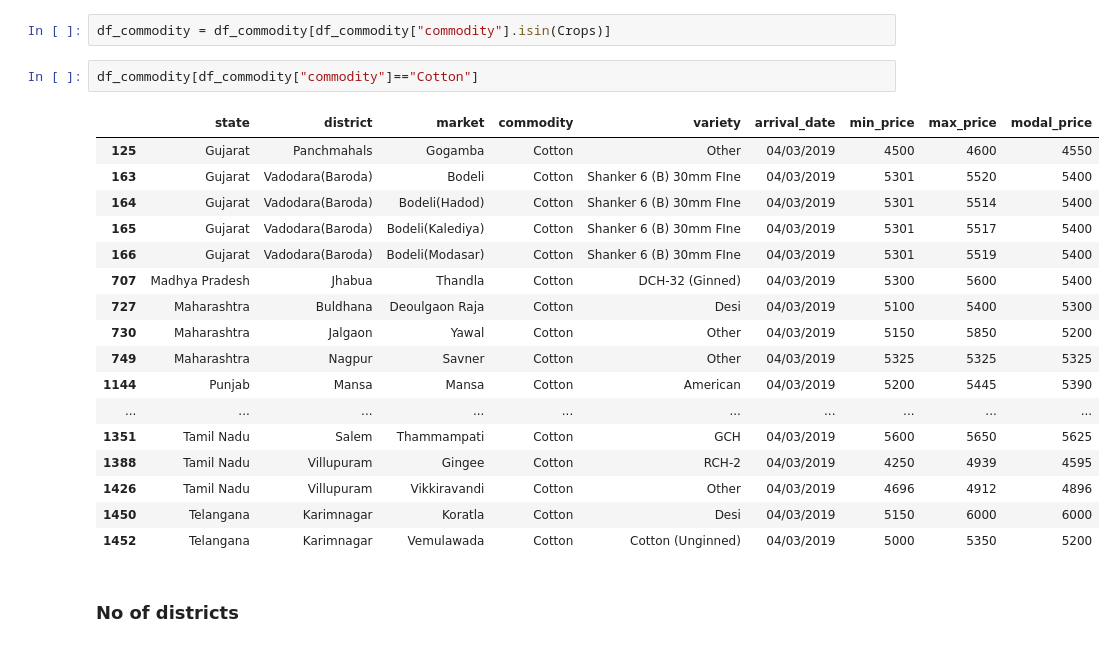
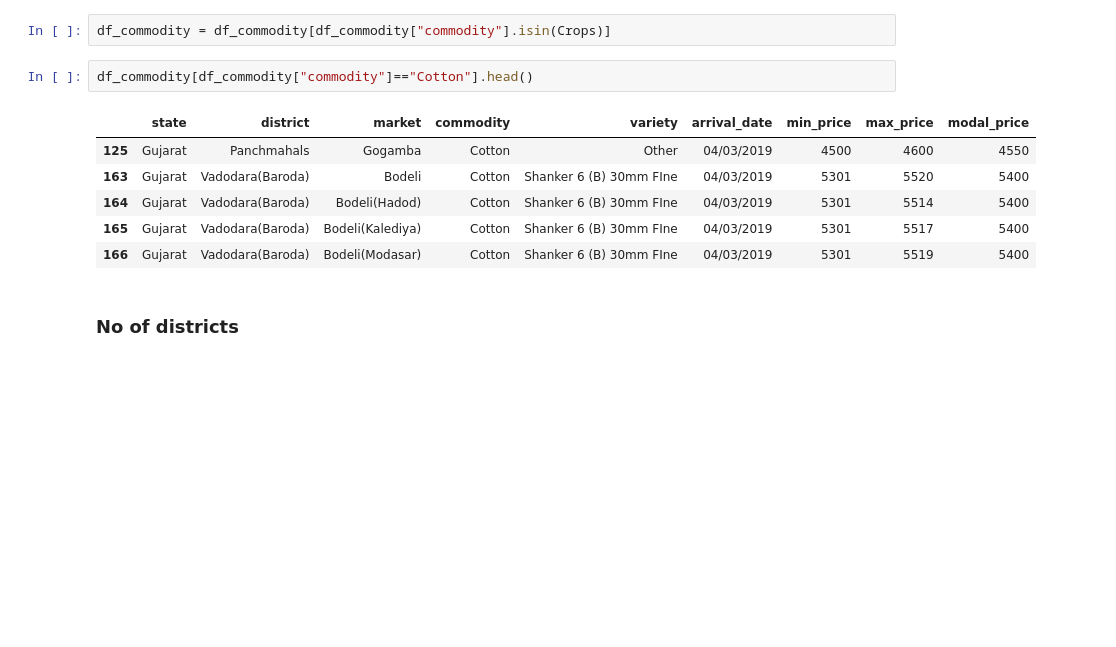
Before and after one commit to Santhosh2231/TRINIT_594092-U315F9MO_ML, a Jupyter notebook: Notebooks/Crop prediction based on Geo location.ipynb, the cells around one changed output. Drawn from its saved outputs; the diff is of its cells as text; blank space fills up the shorter version.

```diff
--- a/Notebooks/Crop prediction based on Geo location.ipynb
+++ b/Notebooks/Crop prediction based on Geo location.ipynb
@@ -130,25 +136,14 @@ array(['Rice', 'Maize', 'Bengal Gram Dal (Chana Dal)',
 # %%
 df_commodity = df_commodity[df_commodity["commodity"].isin(Crops)]
 # %%
-df_commodity[df_commodity["commodity"]=="Cotton"]
+df_commodity[df_commodity["commodity"]=="Cotton"].head()
 # %% [output]
 |  | state | district | market | commodity | variety | arrival_date | min_price | max_price | modal_price |
 | 125 | Gujarat | Panchmahals | Gogamba | Cotton | Other | 04/03/2019 | 4500 | 4600 | 4550 |
 | 163 | Gujarat | Vadodara(Baroda) | Bodeli | Cotton | Shanker 6 (B) 30mm FIne | 04/03/2019 | 5301 | 5520 | 5400 |
 | 164 | Gujarat | Vadodara(Baroda) | Bodeli(Hadod) | Cotton | Shanker 6 (B) 30mm FIne | 04/03/2019 | 5301 | 5514 | 5400 |
 | 165 | Gujarat | Vadodara(Baroda) | Bodeli(Kalediya) | Cotton | Shanker 6 (B) 30mm FIne | 04/03/2019 | 5301 | 5517 | 5400 |
 | 166 | Gujarat | Vadodara(Baroda) | Bodeli(Modasar) | Cotton | Shanker 6 (B) 30mm FIne | 04/03/2019 | 5301 | 5519 | 5400 |
-| 707 | Madhya Pradesh | Jhabua | Thandla | Cotton | DCH-32 (Ginned) | 04/03/2019 | 5300 | 5600 | 5400 |
-| 727 | Maharashtra | Buldhana | Deoulgaon Raja | Cotton | Desi | 04/03/2019 | 5100 | 5400 | 5300 |
-| 730 | Maharashtra | Jalgaon | Yawal | Cotton | Other | 04/03/2019 | 5150 | 5850 | 5200 |
-| 749 | Maharashtra | Nagpur | Savner | Cotton | Other | 04/03/2019 | 5325 | 5325 | 5325 |
-| 1144 | Punjab | Mansa | Mansa | Cotton | American | 04/03/2019 | 5200 | 5445 | 5390 |
-| ... | ... | ... | ... | ... | ... | ... | ... | ... | ... |
-| 1351 | Tamil Nadu | Salem | Thammampati | Cotton | GCH | 04/03/2019 | 5600 | 5650 | 5625 |
-| 1388 | Tamil Nadu | Villupuram | Gingee | Cotton | RCH-2 | 04/03/2019 | 4250 | 4939 | 4595 |
-| 1426 | Tamil Nadu | Villupuram | Vikkiravandi | Cotton | Other | 04/03/2019 | 4696 | 4912 | 4896 |
-| 1450 | Telangana | Karimnagar | Koratla | Cotton | Desi | 04/03/2019 | 5150 | 6000 | 6000 |
-| 1452 | Telangana | Karimnagar | Vemulawada | Cotton | Cotton (Unginned) | 04/03/2019 | 5000 | 5350 | 5200 |
 # %% [markdown]
 ### No of districts
 # %%
```
Also changed, not shown: parts of 8 cells of this notebook, 5 other files.
